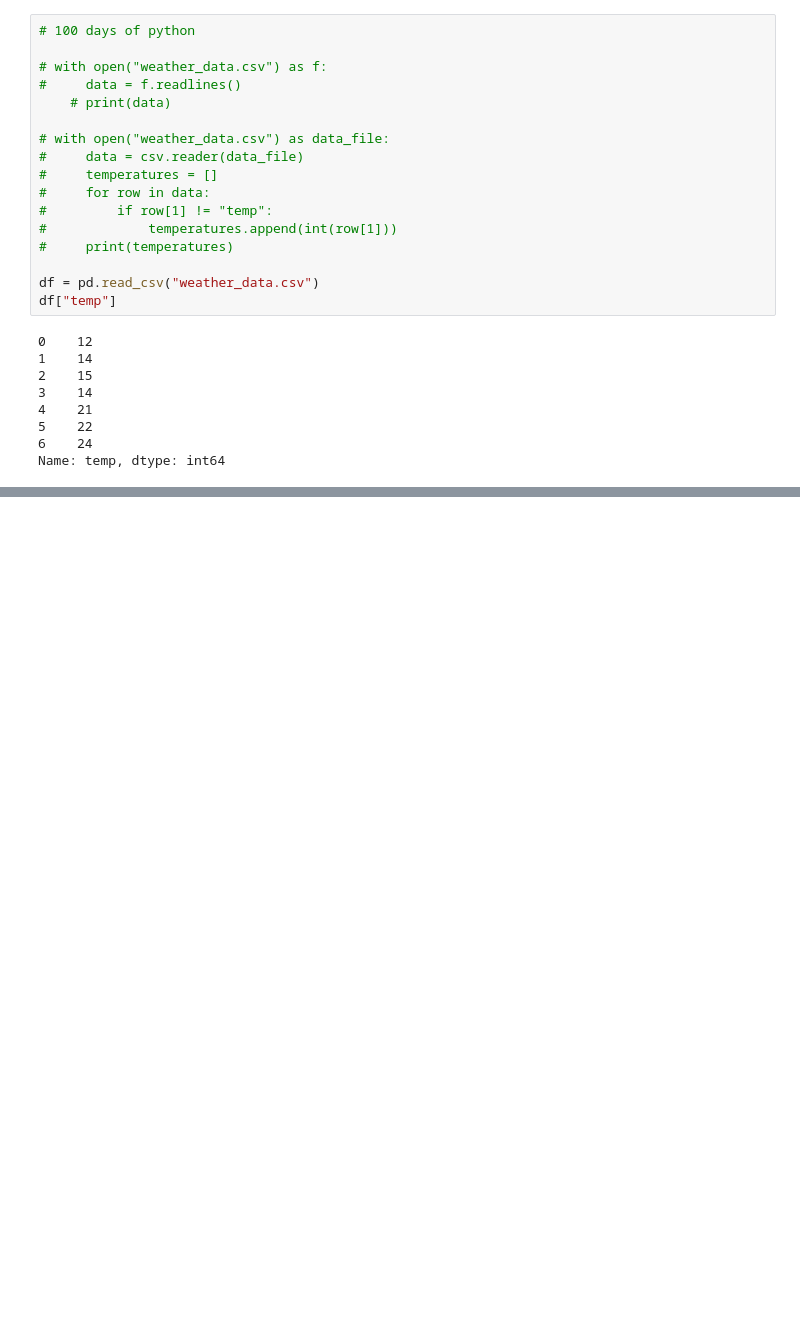
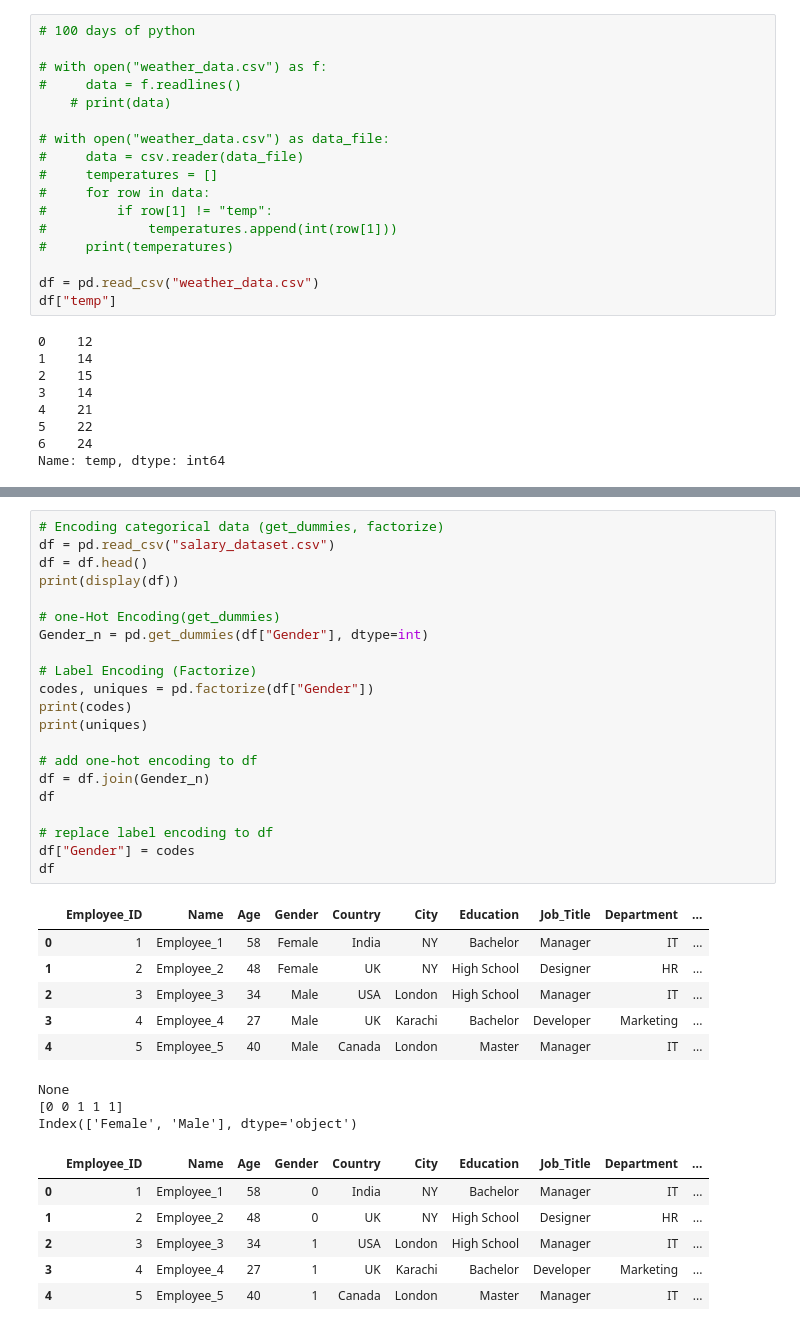
Before and after one commit to AkumaGPT/Practice_Pandas_CSV, a Jupyter notebook: test.ipynb, the cells around one changed output, grey strips where cells are left out. Saved outputs shown, nothing was run; the diff lists cells and outputs as text; blank space fills up the shorter version.

Commit message:
did an encoding challenge in a few lines of code

```diff
--- a/test.ipynb
+++ b/test.ipynb
@@ -167,0 +248,37 @@ Name: temp, dtype: int64
+# %%
+# Encoding categorical data (get_dummies, factorize)
+df = pd.read_csv("salary_dataset.csv")
+df = df.head()
+print(display(df))
+
+# one-Hot Encoding(get_dummies)
+Gender_n = pd.get_dummies(df["Gender"], dtype=int)
+
+# Label Encoding (Factorize)
+codes, uniques = pd.factorize(df["Gender"])
+print(codes)
+print(uniques)
+
+# add one-hot encoding to df
+df = df.join(Gender_n)
+df
+
+# replace label encoding to df
+df["Gender"] = codes
+df
+# %% [output]
+|  | Employee_ID | Name | Age | Gender | Country | City | Education | Job_Title | Department | ... |
+| 0 | 1 | Employee_1 | 58 | Female | India | NY | Bachelor | Manager | IT | ... |
+| 1 | 2 | Employee_2 | 48 | Female | UK | NY | High School | Designer | HR | ... |
+| 2 | 3 | Employee_3 | 34 | Male | USA | London | High School | Manager | IT | ... |
+| 3 | 4 | Employee_4 | 27 | Male | UK | Karachi | Bachelor | Developer | Marketing | ... |
+| 4 | 5 | Employee_5 | 40 | Male | Canada | London | Master | Manager | IT | ... |
+None
+[0 0 1 1 1]
+Index(['Female', 'Male'], dtype='object')
+|  | Employee_ID | Name | Age | Gender | Country | City | Education | Job_Title | Department | ... |
+| 0 | 1 | Employee_1 | 58 | 0 | India | NY | Bachelor | Manager | IT | ... |
+| 1 | 2 | Employee_2 | 48 | 0 | UK | NY | High School | Designer | HR | ... |
+| 2 | 3 | Employee_3 | 34 | 1 | USA | London | High School | Manager | IT | ... |
+| 3 | 4 | Employee_4 | 27 | 1 | UK | Karachi | Bachelor | Developer | Marketing | ... |
+| 4 | 5 | Employee_5 | 40 | 1 | Canada | London | Master | Manager | IT | ... |
```
Also changed, not shown: parts of 5 cells of this notebook.
